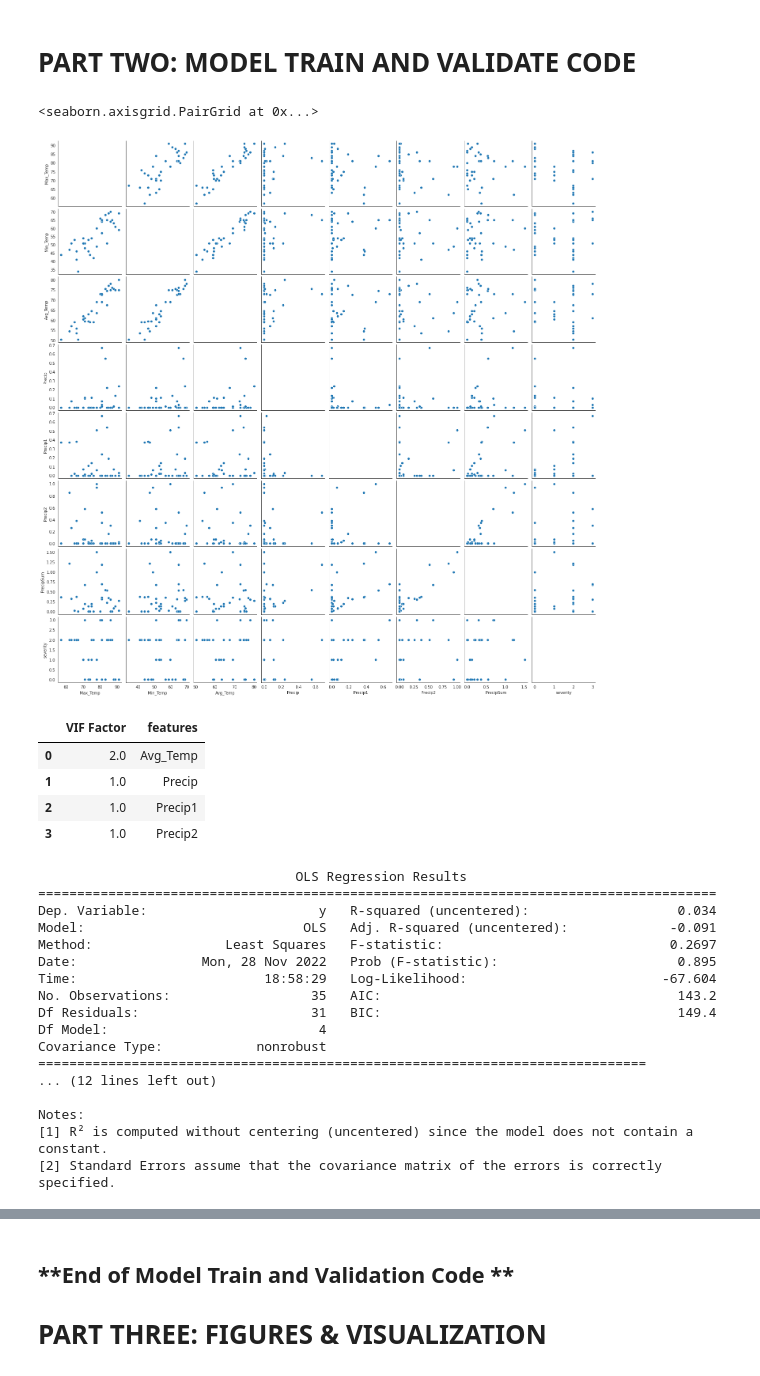
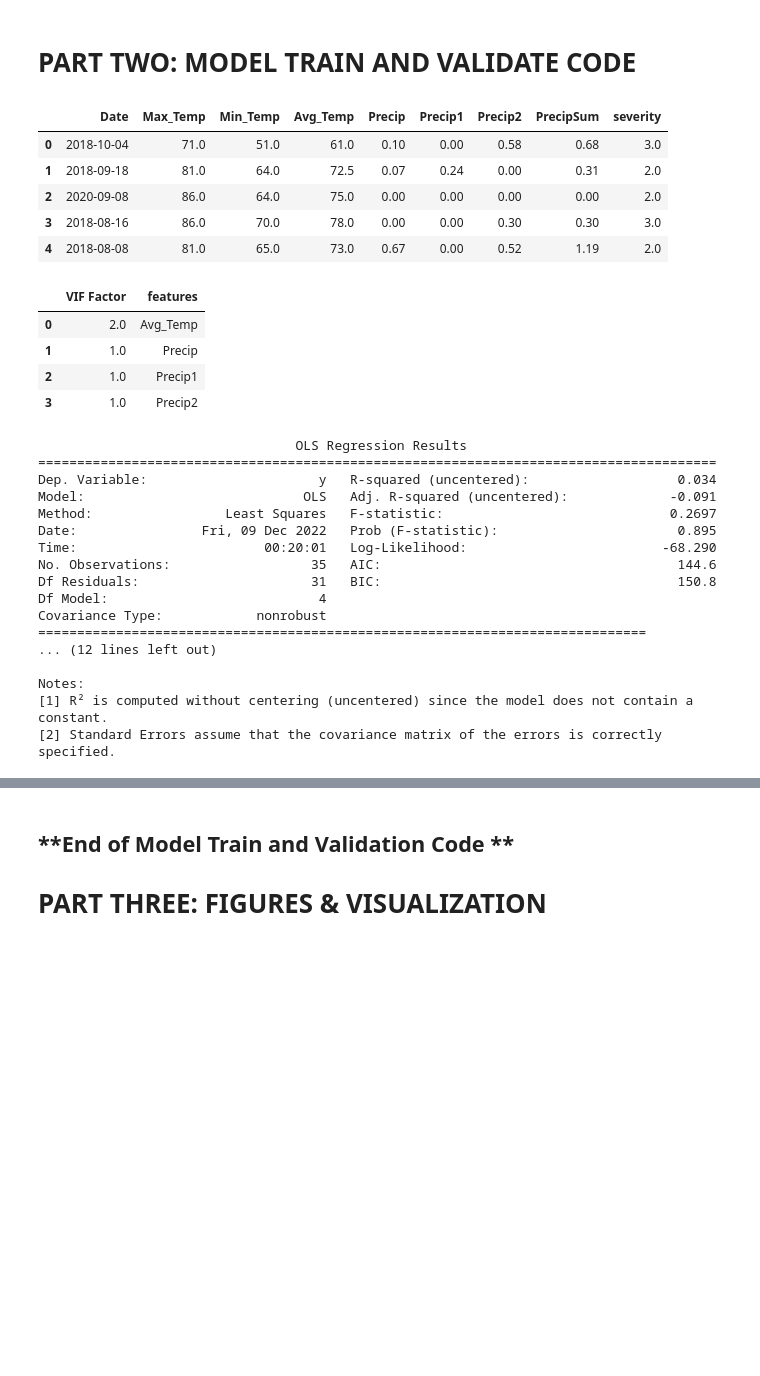
Before and after one commit to ChrisHarvey21/HABs, a Jupyter notebook: HABs.ipynb, the cells around one changed output, grey strips where cells are left out. Drawn from its saved outputs; the diff is of its cells as text; code cells hidden in the pictures; blank space fills up the shorter version.

```diff
--- a/HABs.ipynb
+++ b/HABs.ipynb
@@ -258,18 +249,22 @@ final.head()
 # %%
 #Create a scatterplot to look for collinearity
 #Create subset of habs called mylist
 my_list = ["Date", "Max_Temp", "Min_Temp", "Avg_Temp" , "Precip", "Precip1", "Precip2","PrecipSum","severity"]
 
 #check to make sure all your columns are there:
 final[my_list].head()
 
 #Seaborn.pairplot to plot a scatterplot matrix
-sns.pairplot(final[my_list],diag_kind='')
+#sns.pairplot(final[my_list],diag_kind='')
 
 #We can see there is colinearity between the max, min, and average temp and some between the precips and sum precip which is expected
 # %% [output]
-<seaborn.axisgrid.PairGrid at 0x...>
-[figure, removed]
+|  | Date | Max_Temp | Min_Temp | Avg_Temp | Precip | Precip1 | Precip2 | PrecipSum | severity |
+| 0 | 2018-10-04 | 71.0 | 51.0 | 61.0 | 0.10 | 0.00 | 0.58 | 0.68 | 3.0 |
+| 1 | 2018-09-18 | 81.0 | 64.0 | 72.5 | 0.07 | 0.24 | 0.00 | 0.31 | 2.0 |
+| 2 | 2020-09-08 | 86.0 | 64.0 | 75.0 | 0.00 | 0.00 | 0.00 | 0.00 | 2.0 |
+| 3 | 2018-08-16 | 86.0 | 70.0 | 78.0 | 0.00 | 0.00 | 0.30 | 0.30 | 3.0 |
+| 4 | 2018-08-08 | 81.0 | 65.0 | 73.0 | 0.67 | 0.00 | 0.52 | 1.19 | 2.0 |
 # %%
 #Do VIF, if any are greater than 10 we have to either throw out predictor variables that arent important or add on bias reducers
 #Calculate VIFs on our dataset
@@ -294,10 +289,9 @@ X = np.array(final[my_list1[1:8]].values)
 #standardize data to assist in interpretation of coefficients
 X = (X - np.mean(X, axis=0)) / np.std(X, axis=0)
 
+#No standardization required
 #extract variable that we want to "predict"
 Y = np.array(final['severity'].values)
-#standardize data to assist in interpretation of coefficients
-Y = (Y - np.mean(X)) / np.std(Y)
 
 lm = OLS(Y,X)
 lm_results = OLS(Y,X).fit().summary()
@@ -308,10 +302,10 @@ print(lm_results)
 Dep. Variable:                      y   R-squared (uncentered):                   0.034
 Model:                            OLS   Adj. R-squared (uncentered):             -0.091
 Method:                 Least Squares   F-statistic:                             0.2697
-Date:                Mon, 28 Nov 2022   Prob (F-statistic):                       0.895
-Time:                        18:58:29   Log-Likelihood:                         -67.604
-No. Observations:                  35   AIC:                                      143.2
-Df Residuals:                      31   BIC:                                      149.4
+Date:                Fri, 09 Dec 2022   Prob (F-statistic):                       0.895
+Time:                        00:20:01   Log-Likelihood:                         -68.290
+No. Observations:                  35   AIC:                                      144.6
+Df Residuals:                      31   BIC:                                      150.8
 Df Model:                           4
 Covariance Type:            nonrobust
 ==============================================================================
```
Also changed, not shown: parts of 11 cells of this notebook.
